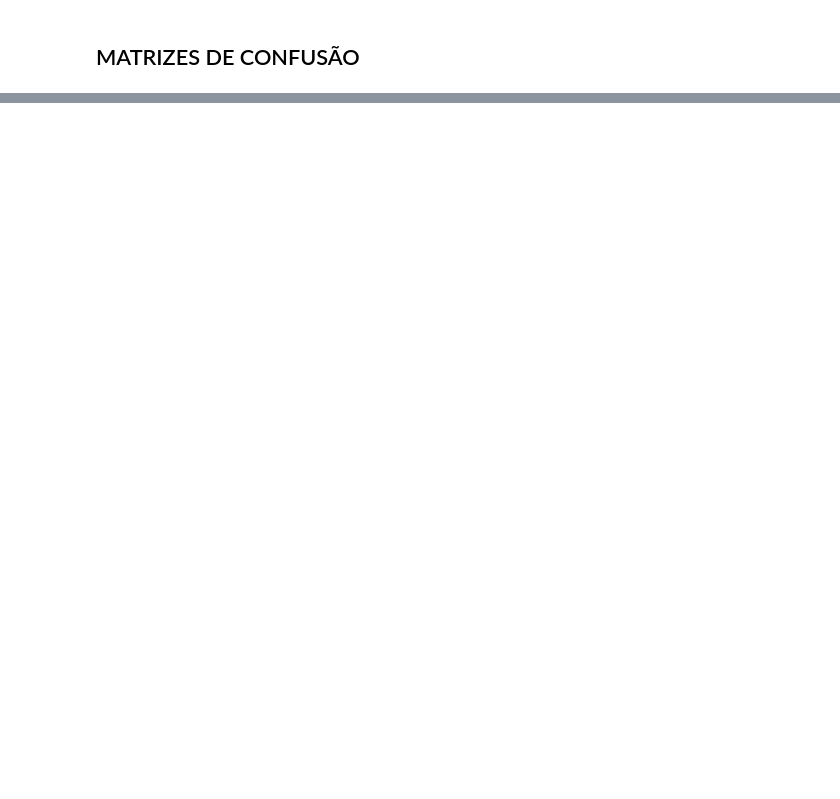
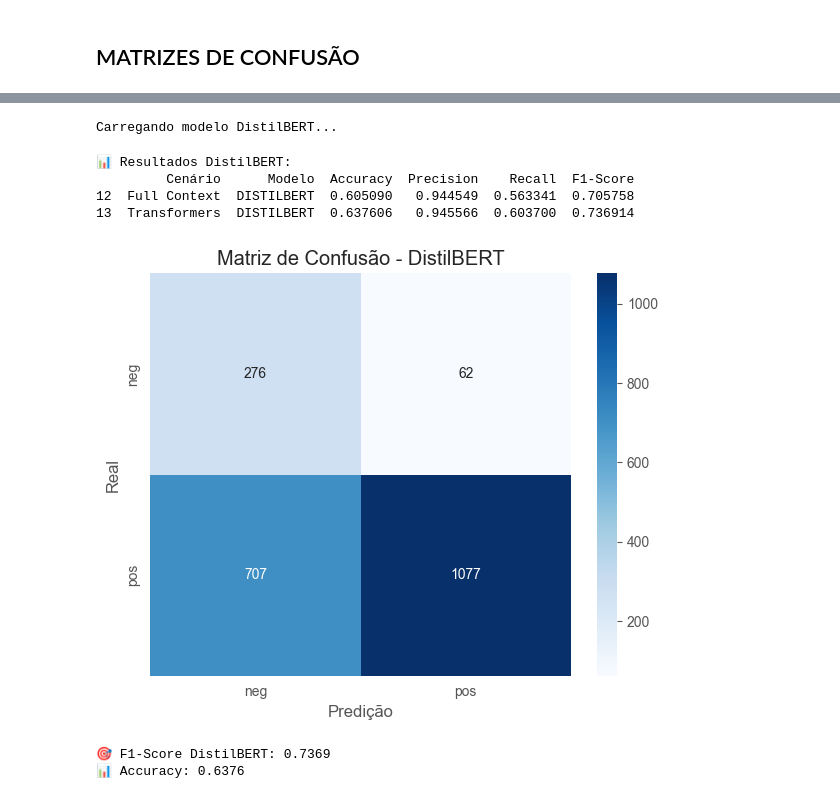
Before and after one commit to fernandorocha23/text_mining, a Jupyter notebook: project/Início.ipynb, the cells around one changed output, grey strips where cells are left out. Drawn from its saved outputs; the diff is of its cells as text; code cells hidden in the pictures; blank space fills up the shorter version.

```diff
--- a/project/Início.ipynb
+++ b/project/Início.ipynb
@@ -488,0 +553,3 @@ plt.show()
+# %%
+df_test['text_transformers'] = df_test['text'].apply(limpar_para_transformers)
+df_train['text_transformers'] = df_train['text'].apply(limpar_para_transformers)
@@ -488,0 +565,12 @@ plt.show()
+# %%
+# Inicializar pipeline DistilBERT
+print("Carregando modelo DistilBERT...")
+distilbert_pipeline = pipeline(
+    "sentiment-analysis",
+    model="distilbert-base-uncased-finetuned-sst-2-english",
+    device=0 if torch.cuda.is_available() else -1,
+    truncation=True,
+    max_length=512
+)
+# %% [output]
+Carregando modelo DistilBERT...
@@ -488,0 +603,56 @@ plt.show()
+# %%
+# Aplicar DistilBERT aos dados de teste
+df_test['pred_distilbert'] = classificar_distilbert(df_test['text_transformers'].tolist())
+# %%
+# Avaliar resultados
+resultado_distilbert = avaliar_modelo(
+    df_test['class'],
+    df_test['pred_distilbert'],
+    'DISTILBERT',
+    'Transformers'
+)
+
+# Adicionar aos resultados existentes
+df_resultados = pd.concat([
+    df_resultados,
+    pd.DataFrame([resultado_distilbert])
+], ignore_index=True)
+
+print("\n📊 Resultados DistilBERT:")
+print(df_resultados[df_resultados['Modelo'] == 'DISTILBERT'])
+# %% [output]
+📊 Resultados DistilBERT:
+         Cenário      Modelo  Accuracy  Precision    Recall  F1-Score
+12  Full Context  DISTILBERT  0.605090   0.944549  0.563341  0.705758
+13  Transformers  DISTILBERT  0.637606   0.945566  0.603700  0.736914
+# %%
+# Matriz de confusão para DistilBERT
+cm_distilbert = confusion_matrix(
+    df_test['class'],
+    df_test['pred_distilbert'],
+    labels=['neg', 'pos']
+)
+
+plt.figure(figsize=(6, 5))
+sns.heatmap(
+    cm_distilbert,
+    annot=True,
+    fmt='d',
+    cmap='Blues',
+    xticklabels=['neg', 'pos'],
+    yticklabels=['neg', 'pos'],
+    cbar=True
+)
+plt.title('Matriz de Confusão - DistilBERT')
+plt.xlabel('Predição')
+plt.ylabel('Real')
+plt.tight_layout()
+plt.savefig('confusion_matrix_distilbert.png', dpi=300, bbox_inches='tight')
+plt.show()
+
+print(f"\nF1-Score DistilBERT: {resultado_distilbert['F1-Score']:.4f}")
+print(f"Accuracy: {resultado_distilbert['Accuracy']:.4f}")
+# %% [output]
+[figure, added]
+🎯 F1-Score DistilBERT: 0.7369
+📊 Accuracy: 0.6376
```
Also changed, not shown: parts of 20 cells of this notebook, 5 other files.
